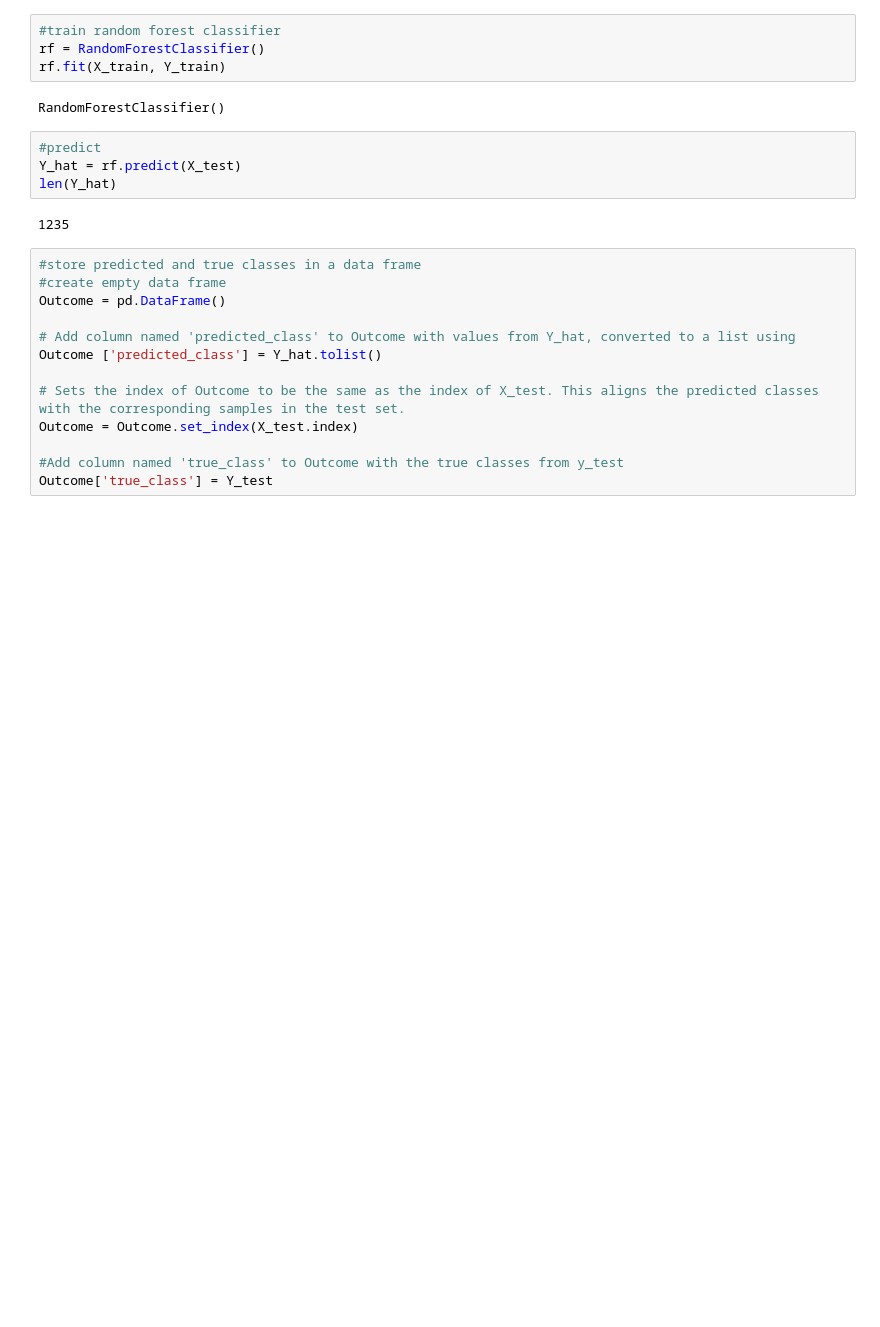
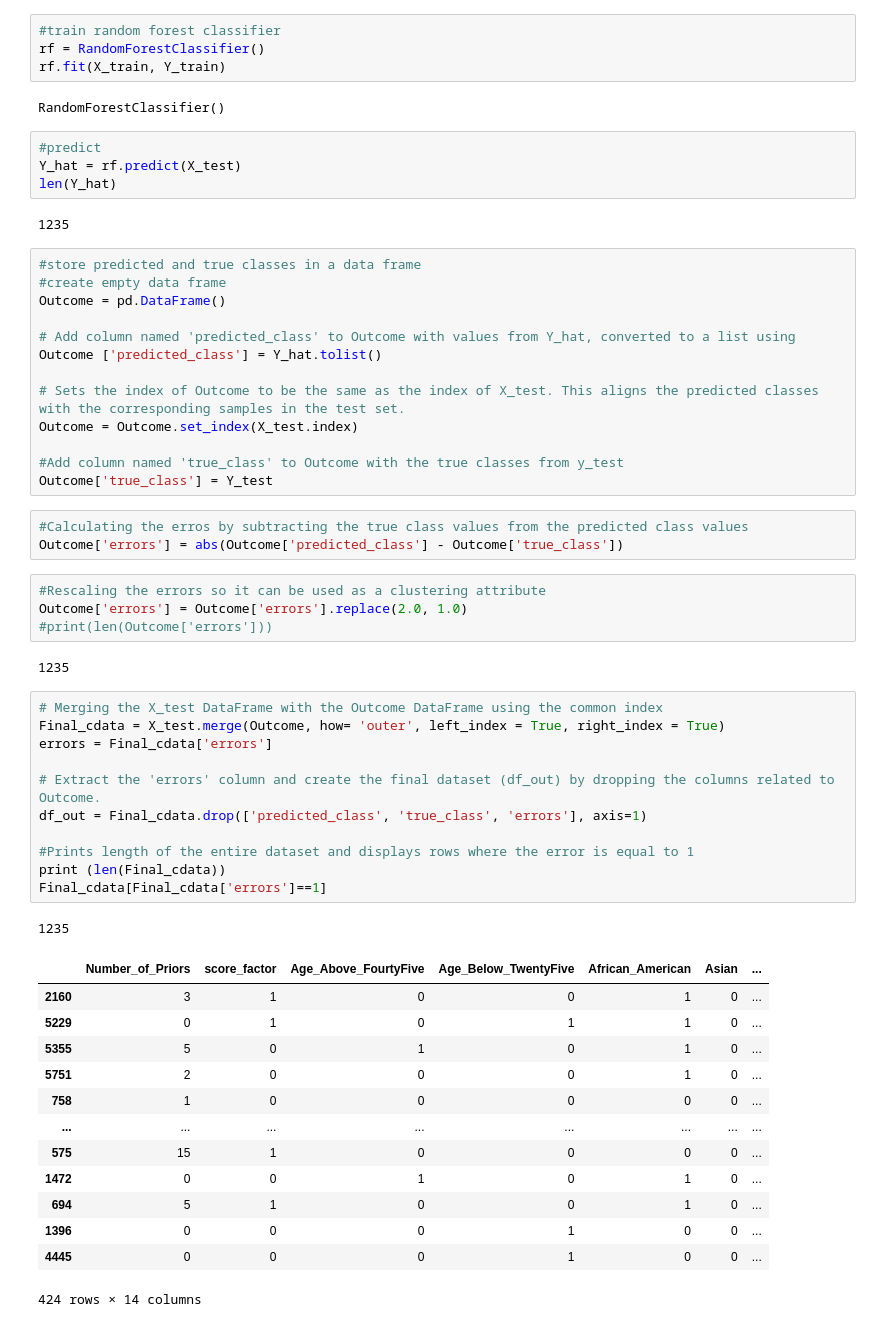
Before and after one commit to MDankloff/ScriptAIRbnb.R, a Jupyter notebook: testCOMPAS.ipynb, the cells around one changed output. Drawn from its saved outputs; the diff is of its cells as text; blank space fills up the shorter version.

```diff
--- a/testCOMPAS.ipynb
+++ b/testCOMPAS.ipynb
@@ -65,3 +65,38 @@ Outcome = Outcome.set_index(X_test.index)
 
 #Add column named 'true_class' to Outcome with the true classes from y_test
 Outcome['true_class'] = Y_test
+# %%
+#Calculating the erros by subtracting the true class values from the predicted class values
+Outcome['errors'] = abs(Outcome['predicted_class'] - Outcome['true_class'])
+# %%
+#Rescaling the errors so it can be used as a clustering attribute
+Outcome['errors'] = Outcome['errors'].replace(2.0, 1.0)
+#print(len(Outcome['errors']))
+# %% [output]
+1235
+# %%
+# Merging the X_test DataFrame with the Outcome DataFrame using the common index
+Final_cdata = X_test.merge(Outcome, how= 'outer', left_index = True, right_index = True)
+errors = Final_cdata['errors']
+
+# Extract the 'errors' column and create the final dataset (df_out) by dropping the columns related to Outcome.
+df_out = Final_cdata.drop(['predicted_class', 'true_class', 'errors'], axis=1)
+
+#Prints length of the entire dataset and displays rows where the error is equal to 1
+print (len(Final_cdata))
+Final_cdata[Final_cdata['errors']==1]
+# %% [output]
+1235
+|  | Number_of_Priors | score_factor | Age_Above_FourtyFive | Age_Below_TwentyFive | African_American | Asian | ... |
+| 2160 | 3 | 1 | 0 | 0 | 1 | 0 | ... |
+| 5229 | 0 | 1 | 0 | 1 | 1 | 0 | ... |
+| 5355 | 5 | 0 | 1 | 0 | 1 | 0 | ... |
+| 5751 | 2 | 0 | 0 | 0 | 1 | 0 | ... |
+| 758 | 1 | 0 | 0 | 0 | 0 | 0 | ... |
+| ... | ... | ... | ... | ... | ... | ... | ... |
+| 575 | 15 | 1 | 0 | 0 | 0 | 0 | ... |
+| 1472 | 0 | 0 | 1 | 0 | 1 | 0 | ... |
+| 694 | 5 | 1 | 0 | 0 | 1 | 0 | ... |
+| 1396 | 0 | 0 | 0 | 1 | 0 | 0 | ... |
+| 4445 | 0 | 0 | 0 | 1 | 0 | 0 | ... |
+424 rows × 14 columns
```
